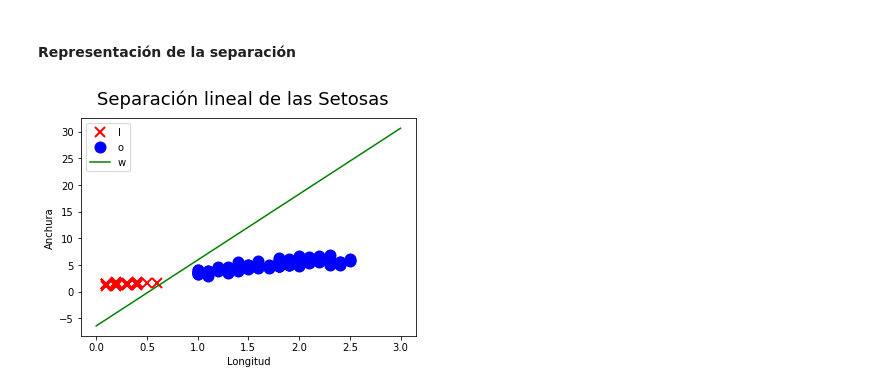
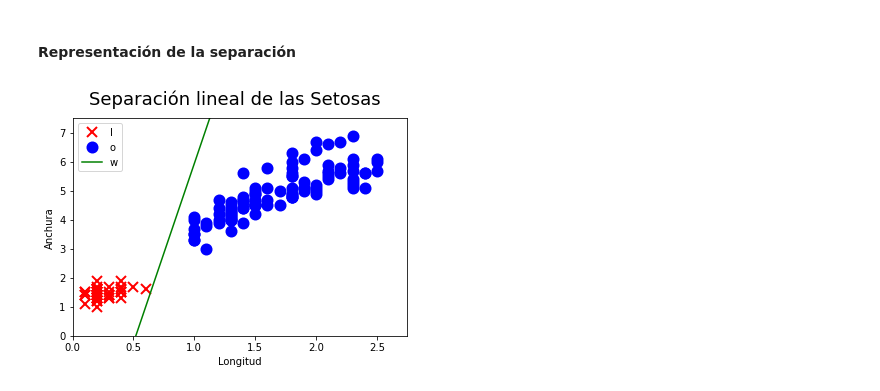
Before and after one commit to langheran/MLScripts, a Jupyter notebook: Python/learning/Deep Learning con Tensorflow - Juan Gomila.ipynb, the cells around one changed output. Cells and saved outputs as stored; diff of their text form; code cells hidden in the pictures.

```diff
--- a/Python/learning/Deep Learning con Tensorflow - Juan Gomila.ipynb
+++ b/Python/learning/Deep Learning con Tensorflow - Juan Gomila.ipynb
@@ -695,11 +695,13 @@ no_setosa_y = [a[0] for i,a in enumerate(iris_2d) if binary_target[i]==0]
 # %%
 plt.plot(setosa_x, setosa_y, 'rx', ms=10, mew = 2, label = 'Setosa')
 plt.plot(no_setosa_x, no_setosa_y, 'bo', ms=10, mew = 2, label = 'No Setosa')
 plt.plot(x, abline_values, 'g-')
 plt.suptitle('Separación lineal de las Setosas', fontsize = 18)
 plt.xlabel('Longitud')
 plt.ylabel('Anchura')
 plt.legend('lowe right')
+plt.xlim([0,2.75])
+plt.ylim([0,7.5])
 plt.show()
 # %% [output]
-[figure, old version]
+[figure, new version]
```
